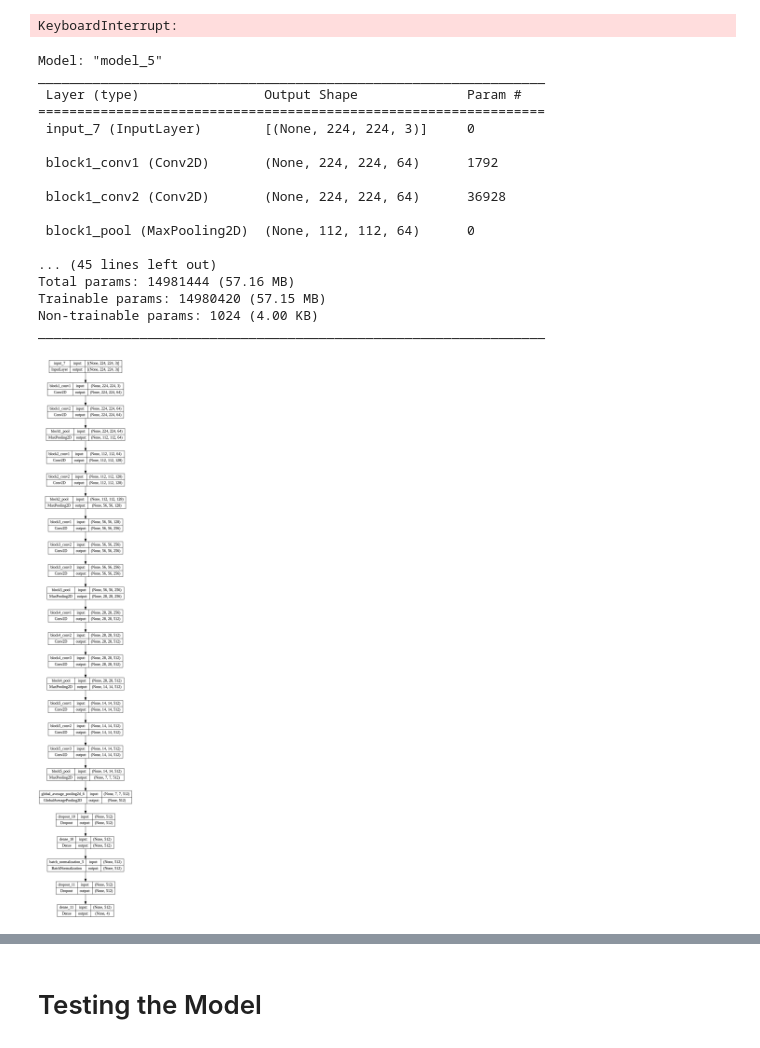
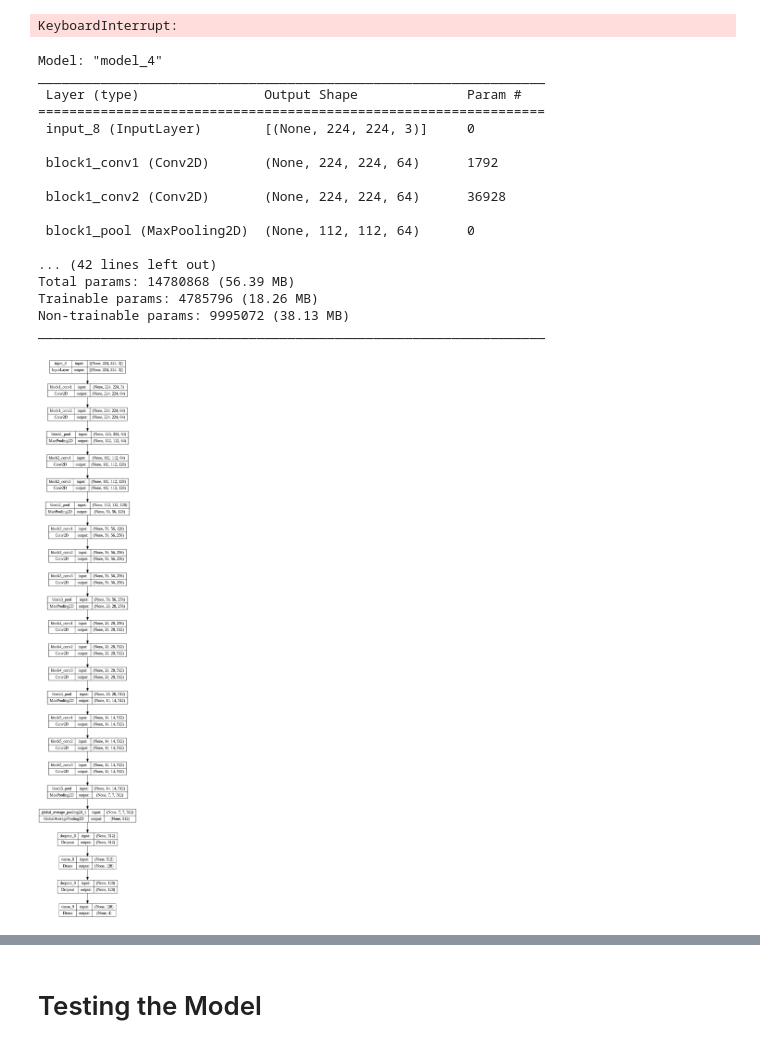
Before and after one commit to Devoalda/CSC3109_Brain_MRI_Classification, a Jupyter notebook: notebooks/FINAL/VGG16.ipynb, the cells around one changed output, grey strips where cells are left out. Cells and saved outputs as stored; diff of their text form; code cells hidden in the pictures.

```diff
--- a/notebooks/FINAL/VGG16.ipynb
+++ b/notebooks/FINAL/VGG16.ipynb
@@ -559,25 +392,22 @@ KeyboardInterrupt:
 import tensorflow as tf
 from tensorflow.keras.optimizers import Adam
 from tensorflow.keras.models import Model
-from tensorflow.keras.layers import Dense, Dropout, GlobalAveragePooling2D, BatchNormalization
 from tensorflow.keras.applications import VGG16
 from tensorflow_addons.optimizers import RectifiedAdam
 from tensorflow.keras.regularizers import l2
 
 def VGG16_trf_learning(input_shape, num_classes):
     base_model = VGG16(weights='imagenet', include_top=False, input_shape=input_shape)
-
-    # for layer in base_model.layers:
-    #     layer.trainable = False
-    for layer in base_model.layers[-4:]:  # Unfreeze the last 4 layers
-        layer.trainable = True
+    for layer in base_model.layers:
+        layer.trainable = False
+    base_model.layers[-3].trainable = True
+    base_model.layers[-2].trainable = True
+    base_model.layers[-1].trainable = True
 
     x = GlobalAveragePooling2D()(base_model.output)
-    x = Dropout(0.42836444684347735)(x)
-    # x = Dense(468, activation='relu')(x)
-    x = Dense(512, activation='relu', kernel_regularizer=l2(0.0015))(x)
-    x = BatchNormalization()(x)
-    x = Dropout(0.1738378872651296)(x)
+    x = Dropout(0.05)(x)
+    x = Dense(128, activation='relu', kernel_regularizer=l2(0.01))(x)
+    x = Dropout(0.05)(x)
 
     output = Dense(num_classes, activation='softmax', dtype='float64', kernel_regularizer=l2(0.1))(x)
 
@@ -588,40 +418,40 @@ def VGG16_trf_learning(input_shape, num_classes):
     model.compile(optimizer=radam,
                   loss='categorical_crossentropy',
                   metrics=['accuracy', 'categorical_accuracy', tf.keras.metrics.Precision(), tf.keras.metrics.Recall()])
 
     return model
 
 # Define input shape and number of classes
 input_shape = (224, 224, 3)
 num_classes = 4
 
 # Create the model
 model = VGG16_trf_learning(input_shape, num_classes)
 
 # Display the model summary
 model.summary()
 
 # You can plot the model to visualize the architecture
 tf.keras.utils.plot_model(model, to_file='model.png', show_shapes=True, show_layer_names=True)
 # %% [output]
-Model: "model_5"
+Model: "model_4"
 _________________________________________________________________
  Layer (type)                Output Shape              Param #
 =================================================================
- input_7 (InputLayer)        [(None, 224, 224, 3)]     0
+ input_8 (InputLayer)        [(None, 224, 224, 3)]     0
 
  block1_conv1 (Conv2D)       (None, 224, 224, 64)      1792
 
  block1_conv2 (Conv2D)       (None, 224, 224, 64)      36928
 
  block1_pool (MaxPooling2D)  (None, 112, 112, 64)      0
 
-... (45 lines left out)
-Total params: 14981444 (57.16 MB)
-Trainable params: 14980420 (57.15 MB)
-Non-trainable params: 1024 (4.00 KB)
+... (42 lines left out)
+Total params: 14780868 (56.39 MB)
+Trainable params: 4785796 (18.26 MB)
+Non-trainable params: 9995072 (38.13 MB)
 _________________________________________________________________
-[figure, old version]
+[figure, new version]
 # %%
 from keras.callbacks import *
 
```
Also changed, not shown: parts of 12 cells of this notebook, 3 other files.
